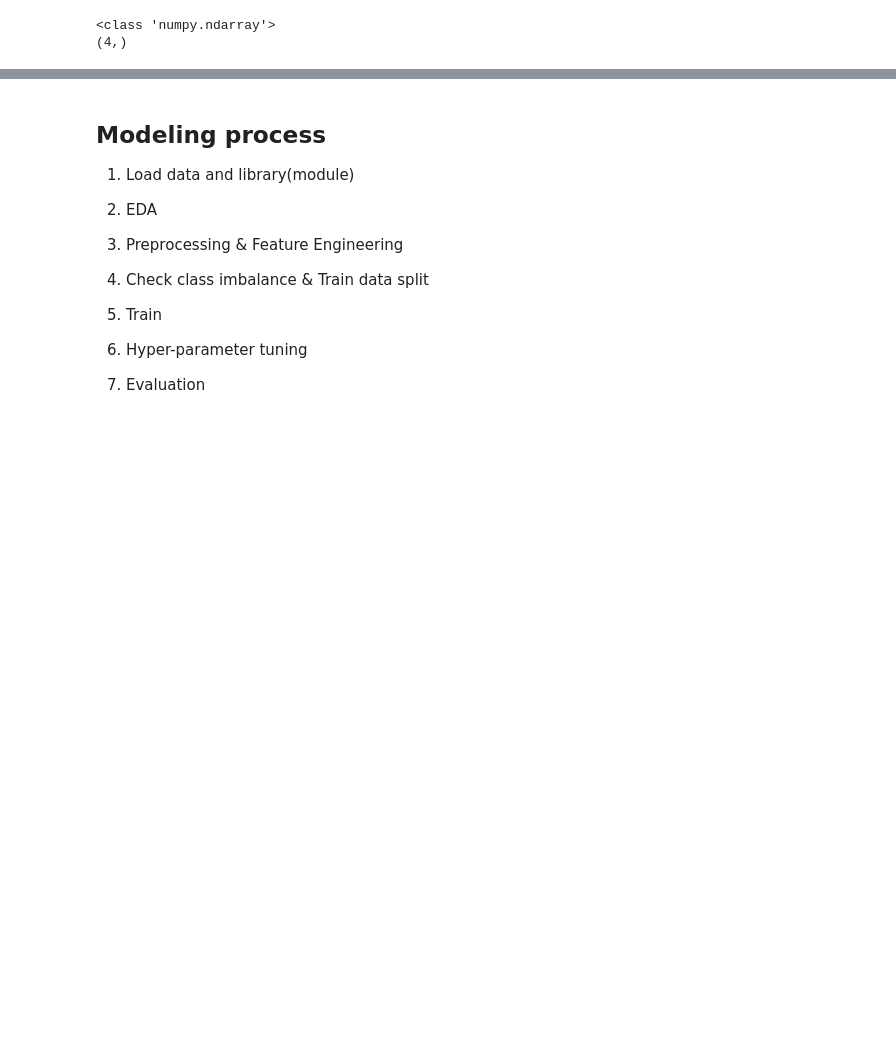
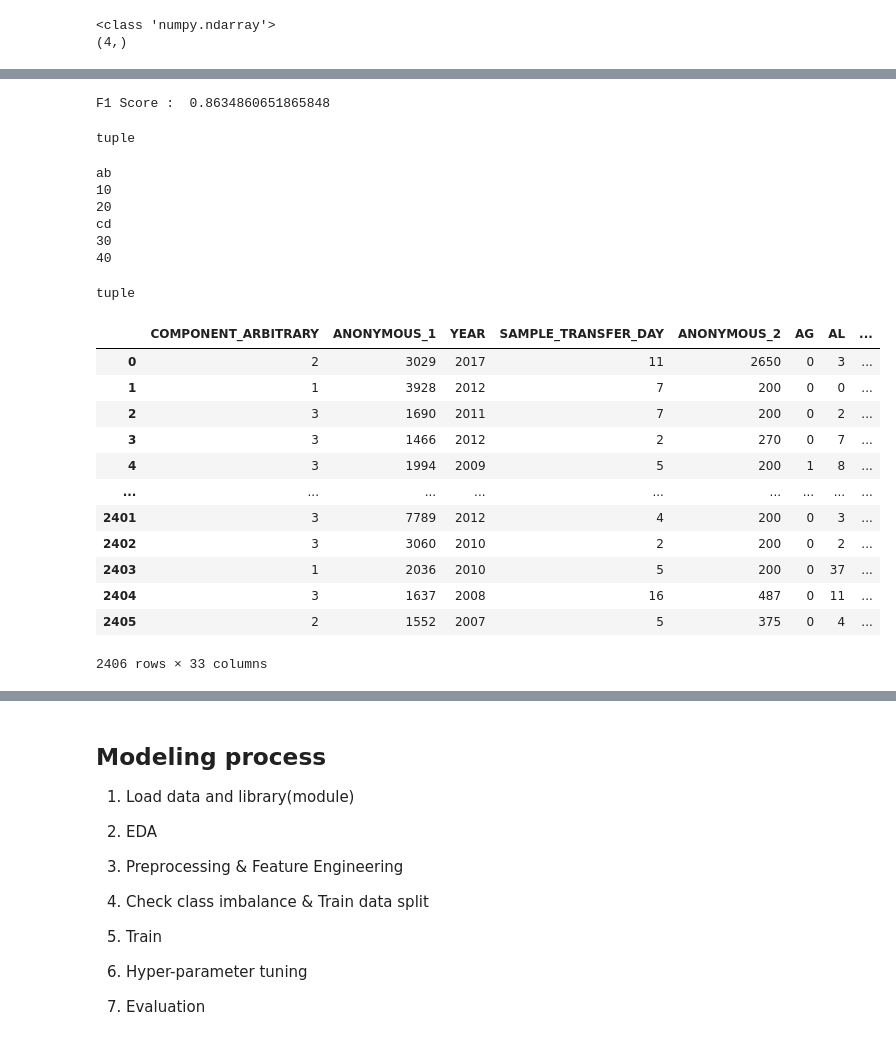
Before and after one commit to cswcjt/Dacon-Oil, a Jupyter notebook: oil.ipynb, the cells around one changed output, grey strips where cells are left out. Cells and saved outputs as stored; diff of their text form; code cells hidden in the pictures; blank space fills up the shorter version.

```diff
--- a/oil.ipynb
+++ b/oil.ipynb
@@ -870,15 +894,13 @@ print(x.shape)
 <class 'numpy.ndarray'>
 (4,)
 # %%
-n = 5
+n = 1
 # x+y+z = 5인 음이 아닌 정수 (x, y, z) 순서쌍 만들기
 weights = []
 for i in range(n+1):
     for j in range(n+1-i):
         k = n-i-j
         temp = [i/n, j/n, k/n]
-        ans.append(temp)
-
-print(ans)
-print(len(ans))
+        weights.append(temp)
+print(weights)
 # %% [output]
@@ -886,0 +908,17 @@ print(len(ans))
+# %%
+m1 = RandomForestClassifier()
+m2 = XGBClassifier()
+m3 = LGBMClassifier()
+
+kwarg = {
+    'estimators' : [('rf', m1), ('xgb', m2), ('lgbm', m3)],
+    'voting': 'soft'
+}
+
+vc = VotingClassifier(**kwarg)
+
+grid_params = {'weights': weights}
+grid_Search = GridSearchCV(param_grid = grid_params, estimator=vc, scoring=f1_score)
+grid_Search.fit(X, y)
+print(grid_Search.best_estimator_)
+# kwarg.update(grid_Search.best_estimator_)
@@ -886,0 +930,52 @@ print(len(ans))
+# %%
+vc = grid_Search.best_estimator_
+pred = vc.predict(X)
+print('F1 Score : ', f1_score(y, pred))
+# %% [output]
+F1 Score :  0.8634860651865848
+# %%
+def make_X_y():
+    X = [[0,1],[2,3]]
+    y = [5,6]
+    return X, y
+type(make_X_y())
+# %% [output]
+tuple
+# %%
+data = {
+    'ab' : (10, 20),
+    'cd' : (30, 40)
+}
+
+for key, (X, y) in data.items():
+    print(key)
+    print(X)
+    print(y)
+# %% [output]
+ab
+10
+20
+cd
+30
+40
+# %%
+sampler = RandomUnderSampler()
+X, y = sampler.fit_resample(X, y)
+# %% [output]
+tuple
+# %%
+X
+# %% [output]
+|  | COMPONENT_ARBITRARY | ANONYMOUS_1 | YEAR | SAMPLE_TRANSFER_DAY | ANONYMOUS_2 | AG | AL | ... |
+| 0 | 2 | 3029 | 2017 | 11 | 2650 | 0 | 3 | ... |
+| 1 | 1 | 3928 | 2012 | 7 | 200 | 0 | 0 | ... |
+| 2 | 3 | 1690 | 2011 | 7 | 200 | 0 | 2 | ... |
+| 3 | 3 | 1466 | 2012 | 2 | 270 | 0 | 7 | ... |
+| 4 | 3 | 1994 | 2009 | 5 | 200 | 1 | 8 | ... |
+| ... | ... | ... | ... | ... | ... | ... | ... | ... |
+| 2401 | 3 | 7789 | 2012 | 4 | 200 | 0 | 3 | ... |
+| 2402 | 3 | 3060 | 2010 | 2 | 200 | 0 | 2 | ... |
+| 2403 | 1 | 2036 | 2010 | 5 | 200 | 0 | 37 | ... |
+| 2404 | 3 | 1637 | 2008 | 16 | 487 | 0 | 11 | ... |
+| 2405 | 2 | 1552 | 2007 | 5 | 375 | 0 | 4 | ... |
+2406 rows × 33 columns
```
Also changed, not shown: parts of 14 cells of this notebook.
